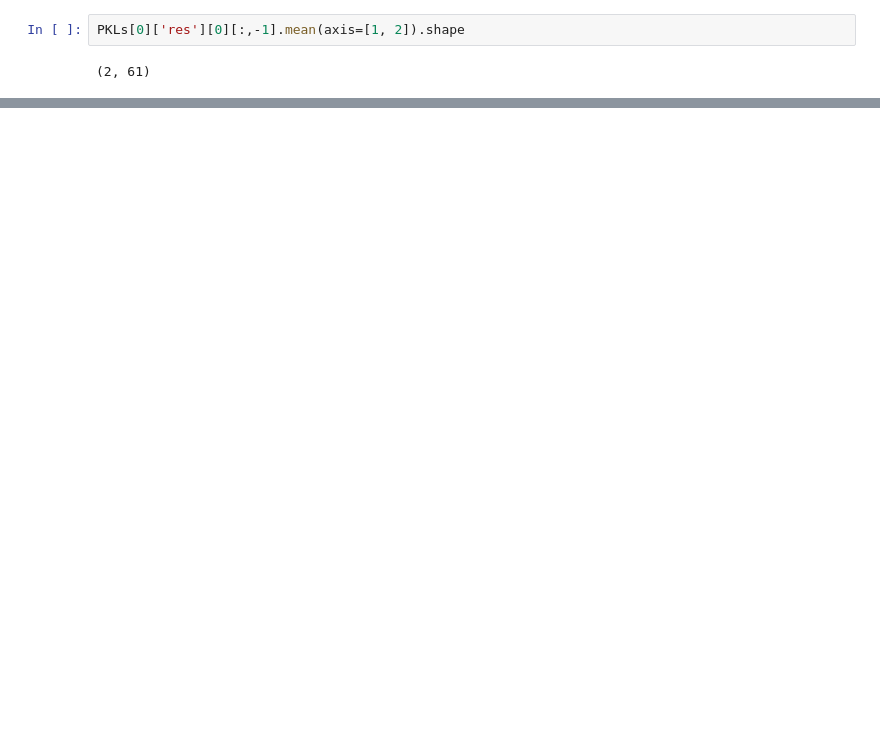
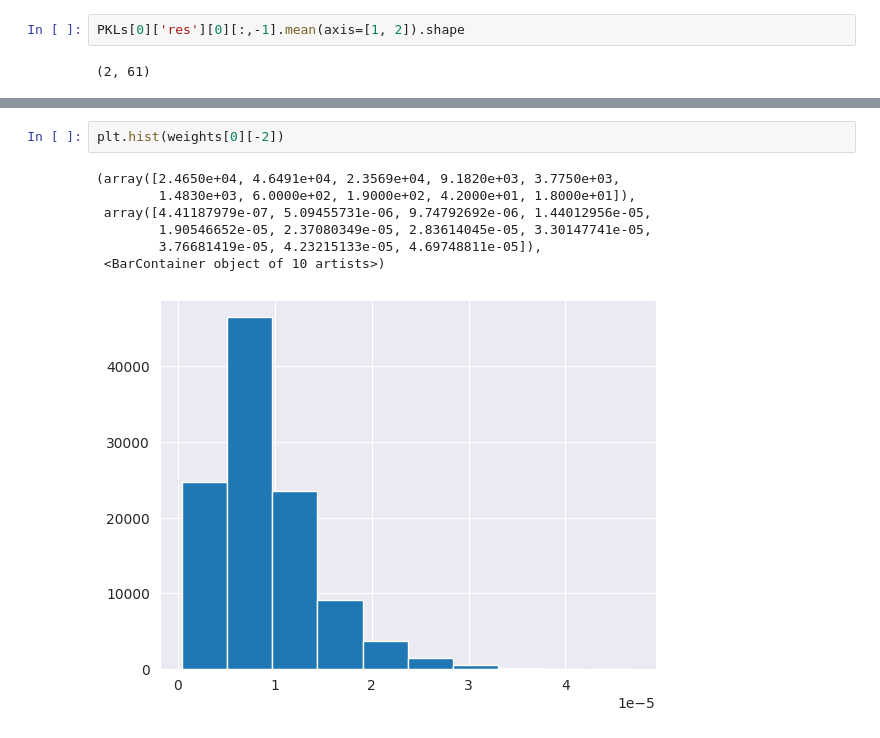
Before and after one commit to ylefay/adaptive_smc_tempering, a Jupyter notebook: src_from_scratch/read.ipynb, the cells around one changed output, grey strips where cells are left out. Saved outputs shown, nothing was run; the diff lists cells and outputs as text; blank space fills up the shorter version.

```diff
--- a/src_from_scratch/read.ipynb
+++ b/src_from_scratch/read.ipynb
@@ -38,0 +43,10 @@ PKLs[0]['res'][0][:,-1].mean(axis=[1, 2]).shape
+# %%
+plt.hist(weights[0][-2])
+# %% [output]
+(array([2.4650e+04, 4.6491e+04, 2.3569e+04, 9.1820e+03, 3.7750e+03,
+        1.4830e+03, 6.0000e+02, 1.9000e+02, 4.2000e+01, 1.8000e+01]),
+ array([4.41187979e-07, 5.09455731e-06, 9.74792692e-06, 1.44012956e-05,
+        1.90546652e-05, 2.37080349e-05, 2.83614045e-05, 3.30147741e-05,
+        3.76681419e-05, 4.23215133e-05, 4.69748811e-05]),
+ <BarContainer object of 10 artists>)
+[figure, added]
```
Also changed, not shown: parts of 5 cells of this notebook, 11 other files.
